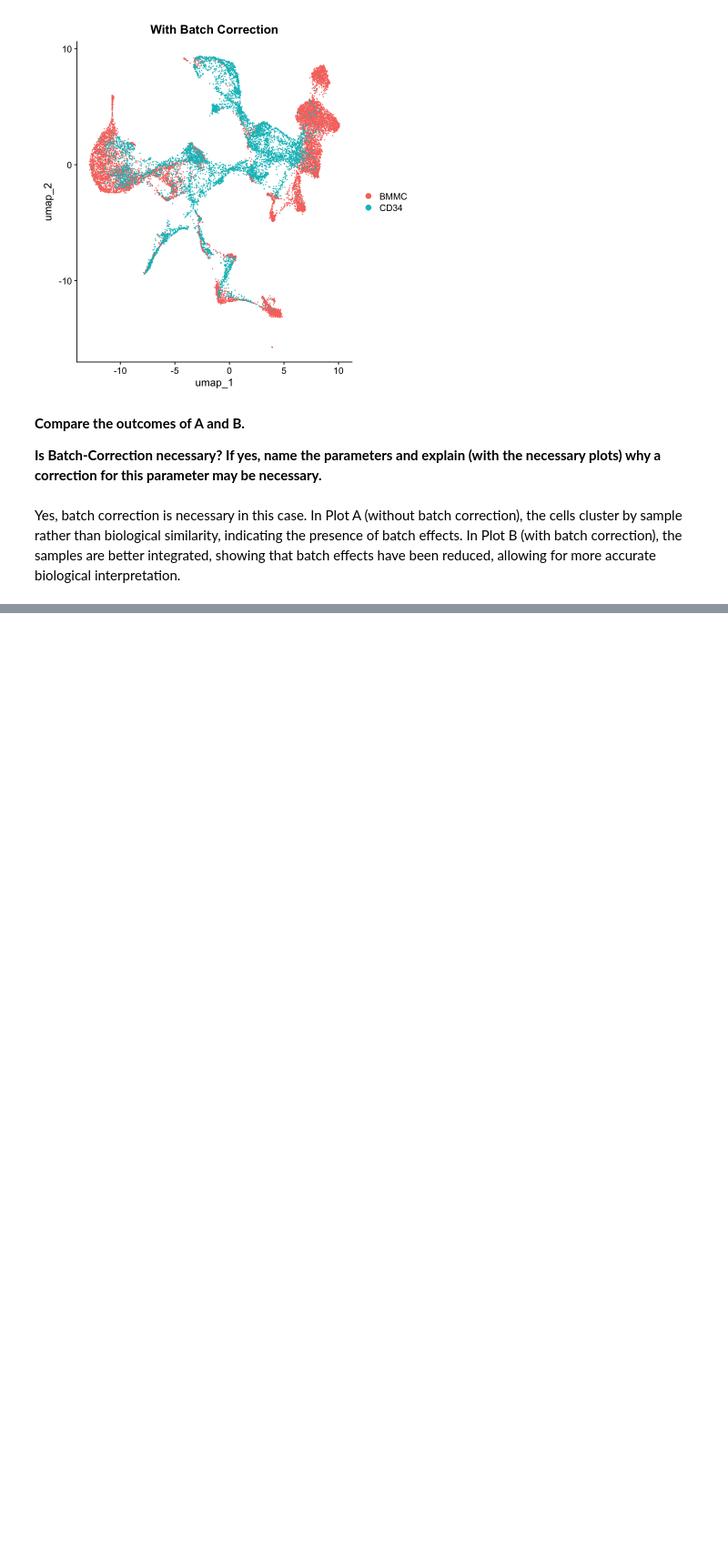
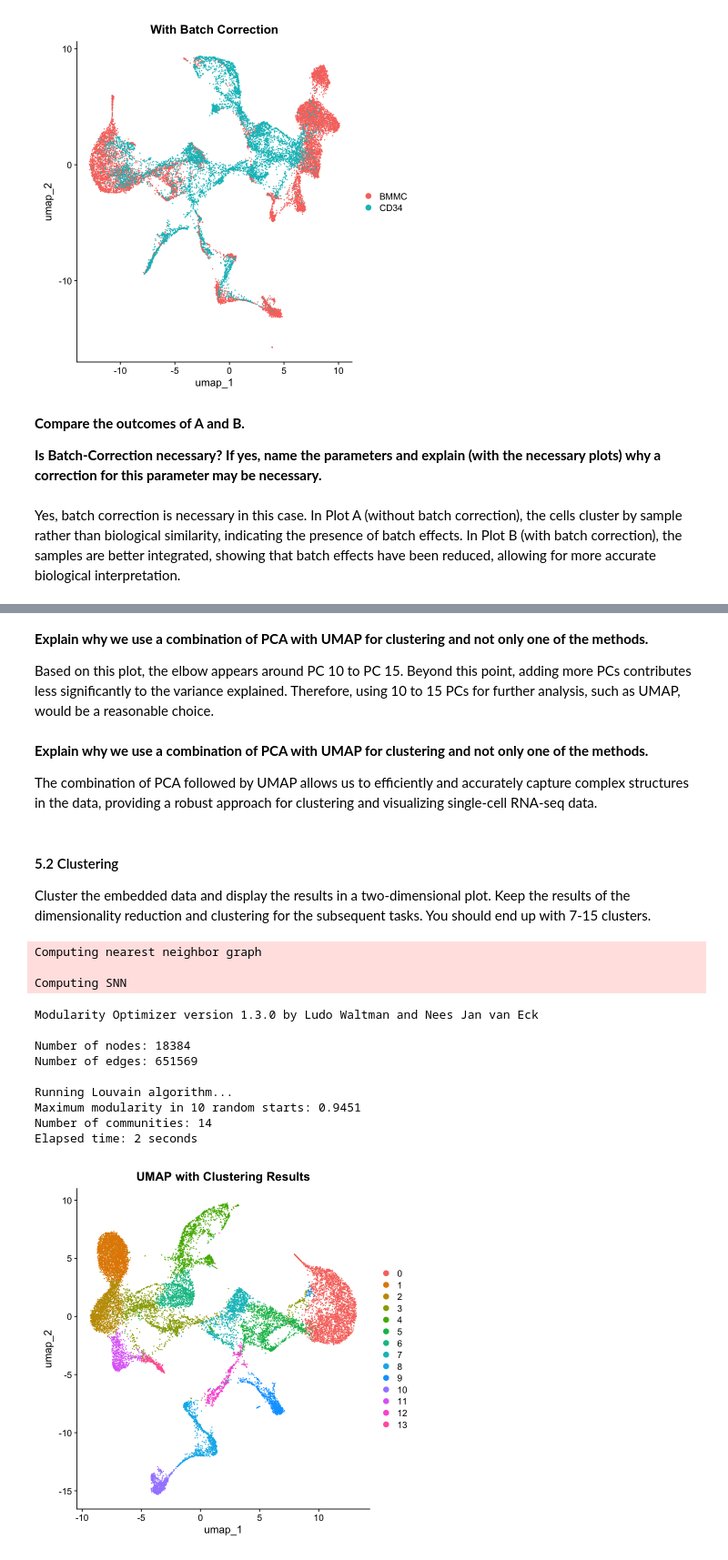
Before and after one commit to mahshid1373/Single_Cell_Project1, a Jupyter notebook: Project1.ipynb, the cells around one changed output, grey strips where cells are left out. Shown at 91% size. Cells and saved outputs as stored; diff of their text form; code cells hidden in the pictures; blank space fills up the shorter version.

```diff
--- a/Project1.ipynb
+++ b/Project1.ipynb
@@ -565,0 +604,37 @@ reduction and clustering for the subsequent tasks. You should end up with 7-15 c
+# %% [markdown]
+**Explain why we use a combination of PCA with UMAP for clustering and not only one of the methods.**
+
+Based on this plot, the elbow appears around PC 10 to PC 15. Beyond this point, adding more PCs contributes less significantly to the variance explained.
+Therefore, using 10 to 15 PCs for further analysis, such as UMAP, would be a reasonable choice.
+# %% [markdown]
+**Explain why we use a combination of PCA with UMAP for clustering and not only one of the methods.**
+
+The combination of PCA followed by UMAP allows us to efficiently and accurately capture complex structures in the data, providing a robust approach for clustering and visualizing single-cell RNA-seq data.
+# %% [markdown]
+#### 5.2 Clustering
+Cluster the embedded data and display the results in a two-dimensional plot. Keep the results of the dimensionality
+reduction and clustering for the subsequent tasks. You should end up with 7-15 clusters.
+# %%
+# Find Neighbors based on selected PCs
+pca_merg <- FindNeighbors(pca_merg, dims = 1:15)
+
+# Find Clusters
+pca_merg <- FindClusters(pca_merg, resolution = 0.3)
+
+# Visualize Clusters on UMAP
+DimPlot(pca_merg, reduction = "umap", group.by = "seurat_clusters") +
+  ggtitle("UMAP with Clustering Results")
+# %% [output]
+Computing nearest neighbor graph
+
+Computing SNN
+Modularity Optimizer version 1.3.0 by Ludo Waltman and Nees Jan van Eck
+
+Number of nodes: 18384
+Number of edges: 651569
+
+Running Louvain algorithm...
+Maximum modularity in 10 random starts: 0.9451
+Number of communities: 14
+Elapsed time: 2 seconds
+[figure, added]
```
Also changed, not shown: parts of 8 cells of this notebook, 1 other file.
